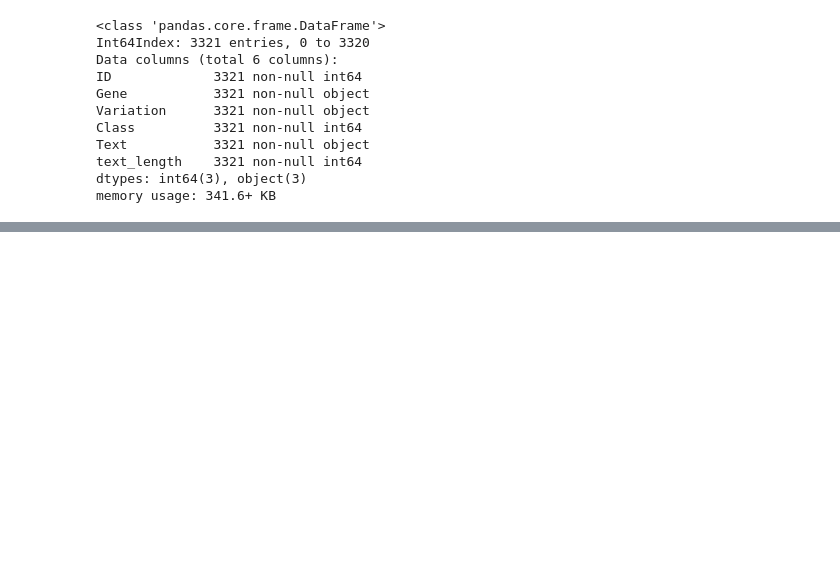
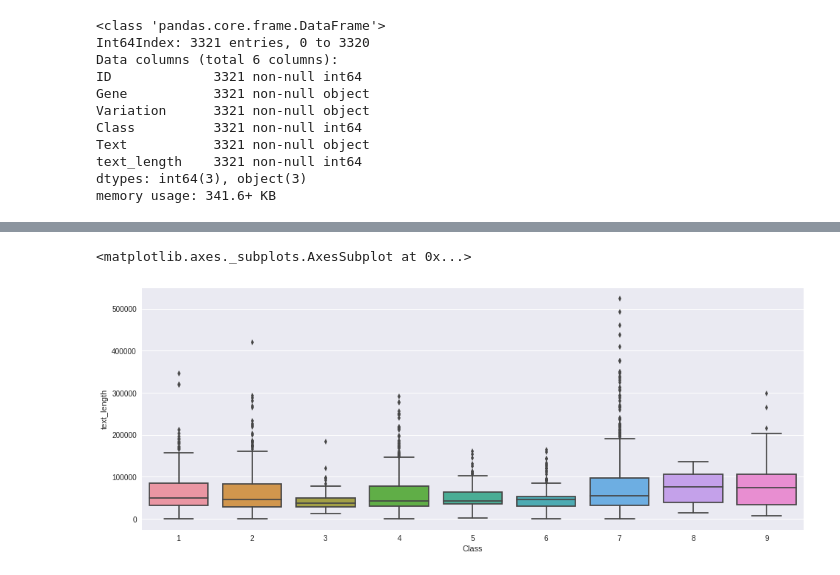
Before and after one commit to sudhirln92/kaggle-competitions, a Jupyter notebook: NLP-cancer/cancer medicine.ipynb, the cells around one changed output, grey strips where cells are left out. Cells and saved outputs as stored; diff of their text form; code cells hidden in the pictures; blank space fills up the shorter version.

```diff
--- a/NLP-cancer/cancer medicine.ipynb
+++ b/NLP-cancer/cancer medicine.ipynb
@@ -148,0 +126,15 @@ AttributeError: module 'nltk' has no attribute 'batch_ne_chunk'
+# %%
+def cleantext(train,):
+    corpus = []
+    for i in range(0,train.shape[0]):
+        review = re.sub(r"[^A-Za-z0-9^,!.\/'+-=]"," ",train['Text'][i])
+        review = review.lower().split()
+        ps = PorterStemmer()
+        review = [ps.stem(word) for word in review if not word in set(stopwords.words('english'))]
+        review = ' '.join(review)
+        corpus.append(review)
+
+    return corpus
+# %%
+corp_train = cleantext(train)
+corp_test = cleantext(test)
@@ -148,0 +153,6 @@ AttributeError: module 'nltk' has no attribute 'batch_ne_chunk'
+# %%
+plt.figure(figsize=(16,6))
+sns.boxplot(x='Class',y='text_length',data=train);
+# %% [output]
+<matplotlib.axes._subplots.AxesSubplot at 0x...>
+[figure, added]
```
Also changed, not shown: parts of 46 cells of this notebook, 6 other files.
